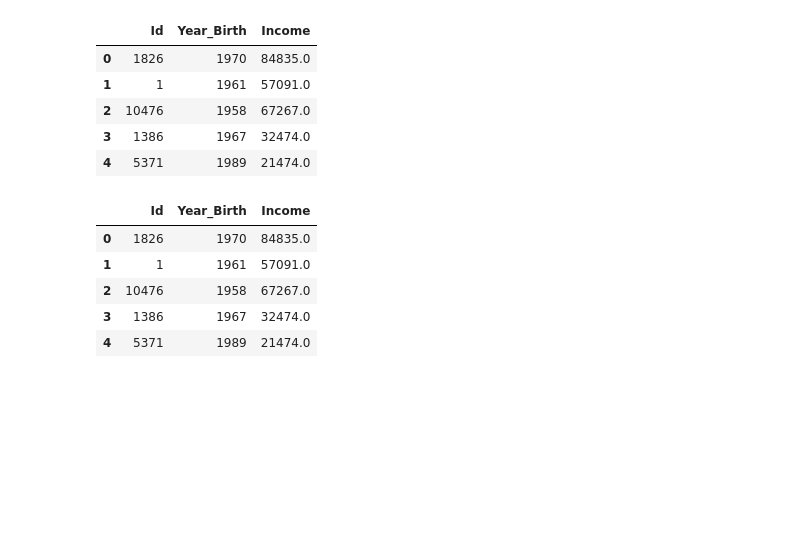
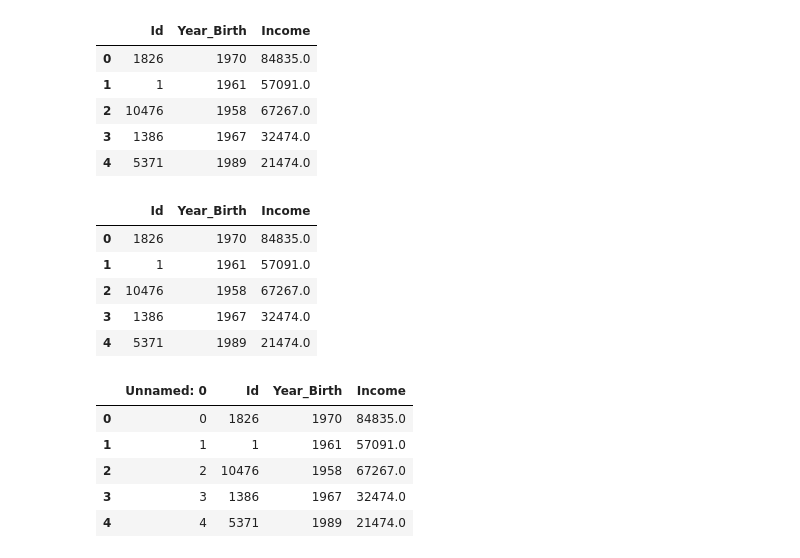
Before and after one commit to cmrondon2000/pandas-es-formatosarchivos, a Jupyter notebook: PandasES.ipynb, the cells around one changed output. Saved outputs shown, nothing was run; the diff lists cells and outputs as text; code cells hidden in the pictures; blank space fills up the shorter version.

```diff
--- a/PandasES.ipynb
+++ b/PandasES.ipynb
@@ -63,0 +68,10 @@ datos_primeras_columnas.head()
+# %%
+clientes_mercado = pd.read_csv("clientes_mercado.csv")
+clientes_mercado.head()
+# %% [output]
+|  | Unnamed: 0 | Id | Year_Birth | Income |
+| 0 | 0 | 1826 | 1970 | 84835.0 |
+| 1 | 1 | 1 | 1961 | 57091.0 |
+| 2 | 2 | 10476 | 1958 | 67267.0 |
+| 3 | 3 | 1386 | 1967 | 32474.0 |
+| 4 | 4 | 5371 | 1989 | 21474.0 |
```
Also changed, not shown: parts of 3 cells of this notebook.
